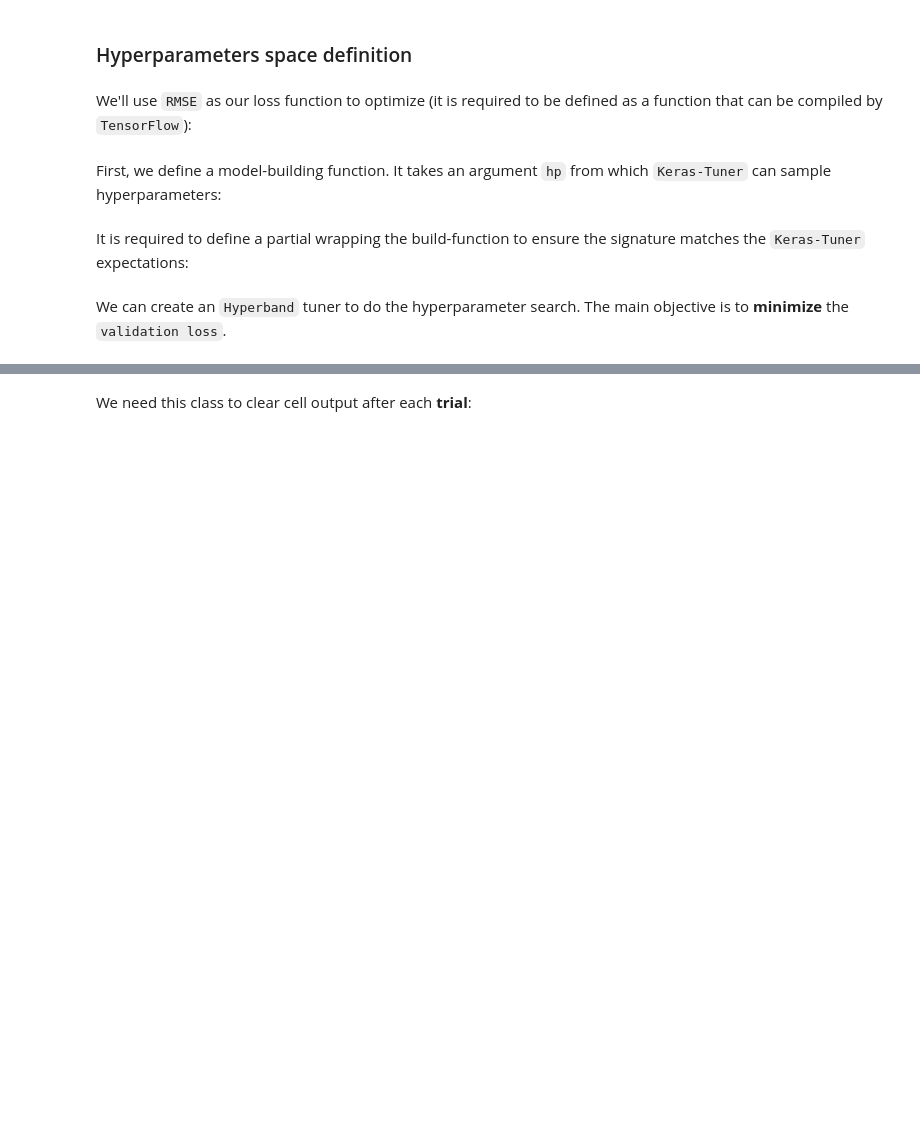
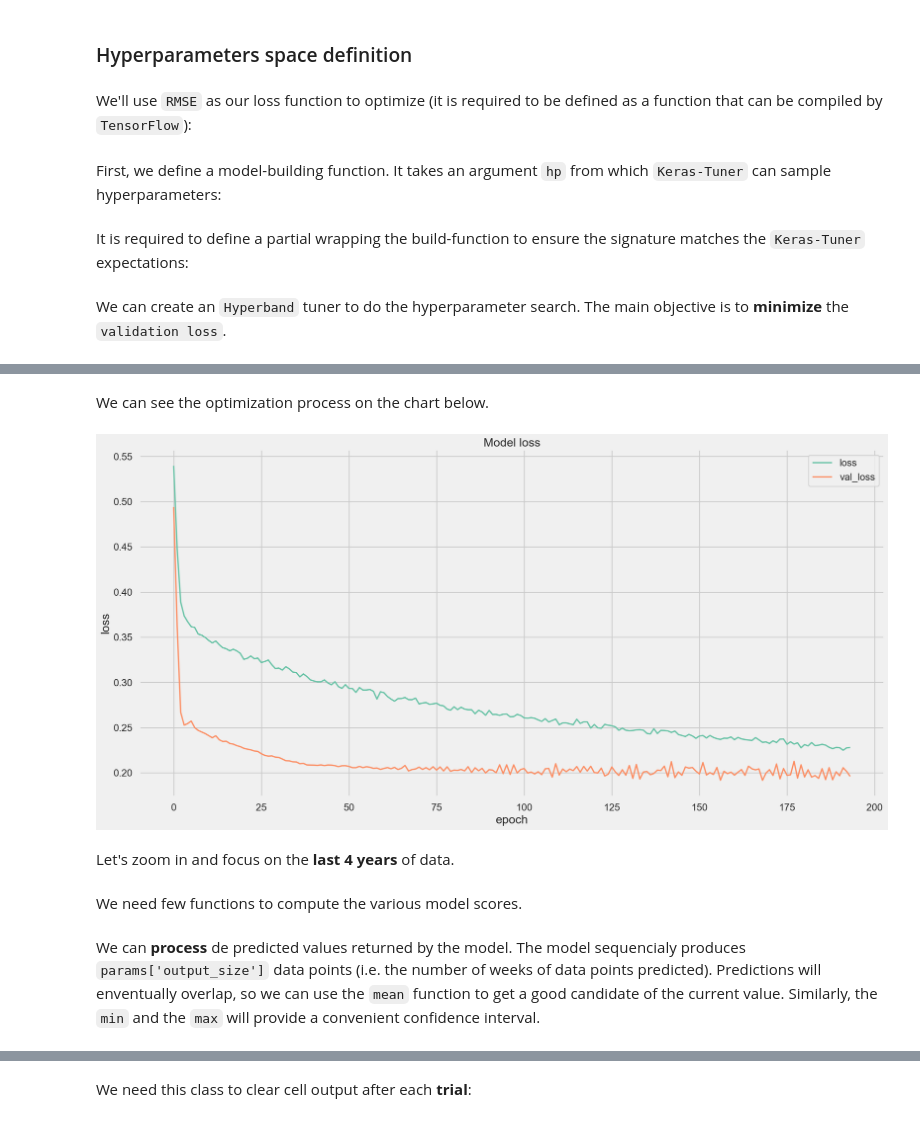
Before and after one commit to braibaud/blog, a Jupyter notebook: _notebooks/2021-05-31-LSTM timeseries forecasting with Keras Tuner.ipynb, the cells around one changed output, grey strips where cells are left out. Cells and saved outputs as stored; diff of their text form; code cells hidden in the pictures; blank space fills up the shorter version.

```diff
--- a/_notebooks/2021-05-31-LSTM timeseries forecasting with Keras Tuner.ipynb
+++ b/_notebooks/2021-05-31-LSTM timeseries forecasting with Keras Tuner.ipynb
@@ -472,5 +538,7 @@ tuner = ktt.Hyperband(
     project_name=params['experiment_name'],
     directory='.tuner',
     objective='val_loss',
+    allow_new_entries=True,
+    tune_new_entries=True,
     hyperband_iterations=params['hyperband_iterations'],
     max_epochs=params['max_epochs'])
@@ -476,0 +549,3 @@ tuner = ktt.Hyperband(
+# %%
+default_model = tuner.hypermodel.build(
+    kte.hyperparameters.HyperParameters())
@@ -476,0 +554,19 @@ tuner = ktt.Hyperband(
+# %%
+#hide_output
+default_history = default_model.fit(
+    x=X_train,
+    y=y_train,
+    shuffle=True,
+    batch_size=params['batch_size'],
+    validation_data=(X_test, y_test),
+    epochs=params['max_epochs'],
+    callbacks=[
+        kc.EarlyStopping(
+            monitor='val_loss',
+            patience=params['patience'],
+            verbose=1,
+            mode='min',
+            restore_best_weights=True),
+        kc.TerminateOnNaN()
+    ],
+    verbose=2)
@@ -476,0 +624,23 @@ tuner = ktt.Hyperband(
+# %% [markdown]
+We can see the optimization process on the chart below.
+# %%
+def plot_model_history(history):
+    '''
+    Summarizes the history for all loss functions,
+    throughout the epochs.
+    '''
+    for fn in list(history.history.keys()):
+        plt.plot(history.history[fn])
+
+    plt.title('Model loss')
+    plt.ylabel('loss')
+    plt.xlabel('epoch')
+    plt.legend(list(history.history.keys()), loc='upper right')
+
+    plt.show()
+# %%
+plot_model_history(history=default_history)
+# %% [output]
+[figure, added]
+# %% [markdown]
+Let's zoom in and focus on the **last 4 years** of data.
@@ -476,0 +650,2 @@ tuner = ktt.Hyperband(
+# %% [markdown]
+We need few functions to compute the various model scores.
@@ -476,0 +680,2 @@ tuner = ktt.Hyperband(
+# %% [markdown]
+We can **process** de predicted values returned by the model. The model sequencialy produces `params['output_size']` data points (i.e. the number of weeks of data points predicted). Predictions will enventually overlap, so we can use the `mean` function to get a good candidate of the current value. Similarly, the `min` and the `max` will provide a convenient confidence interval.
```
Also changed, not shown: parts of 47 cells of this notebook, 6 other files.
